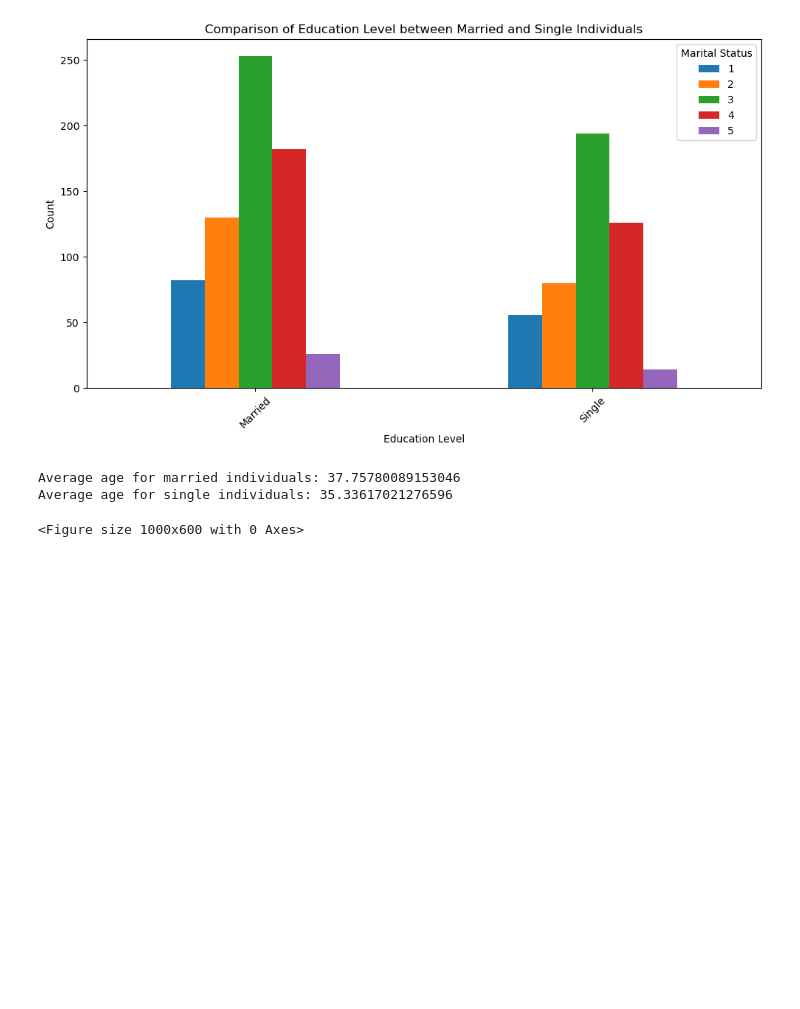
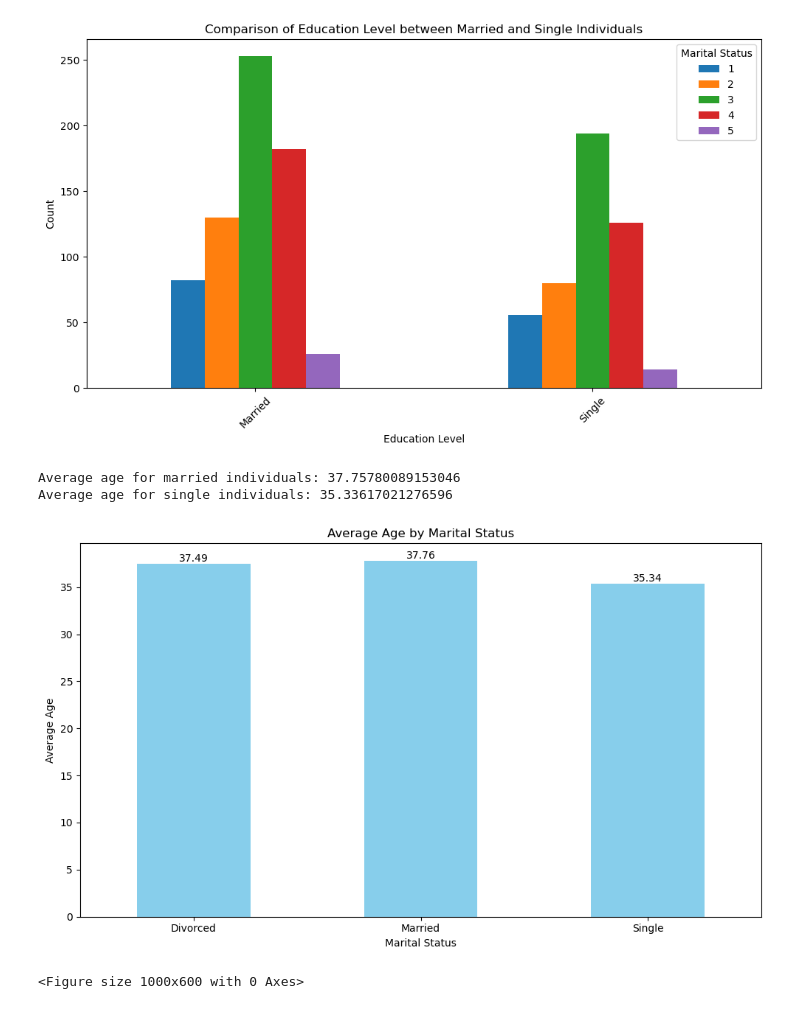
Before and after one commit to Amer4r/group-project-1, a Jupyter notebook: data_cleaning.ipynb, the cells around one changed output. Saved outputs shown, nothing was run; the diff lists cells and outputs as text; code cells hidden in the pictures; blank space fills up the shorter version.

```diff
--- a/data_cleaning.ipynb
+++ b/data_cleaning.ipynb
@@ -224,6 +224,28 @@ print("Average age for single individuals:", average_age_by_marital_status['Sing
 # %% [output]
 Average age for married individuals: 37.75780089153046
 Average age for single individuals: 35.33617021276596
+# %%
+# To calculate average age of the groups
+average_age_by_marital_status = cleaned_data.groupby('MaritalStatus')['Age'].mean()
+
+# Plot bar graph for average age by marital status
+plt.figure(figsize=(10, 6))
+average_age_by_marital_status.plot(kind='bar', color='skyblue')
+
+# Add title and labels
+plt.title('Average Age by Marital Status')
+plt.xlabel('Marital Status')
+plt.ylabel('Average Age')
+
+# Add data labels
+for index, value in enumerate(average_age_by_marital_status):
+    plt.text(index, value, f'{value:.2f}', ha='center', va='bottom')
+
+plt.xticks(rotation=0)
+plt.tight_layout()
+plt.show()
+# %% [output]
+[figure, added]
 # %%
 # Filter out rows where marital status is not 'Divorced'
 cleaned_data_filtered = cleaned_data[cleaned_data['MaritalStatus'] != 'Divorced']
```
Also changed, not shown: parts of 1 cell of this notebook.
